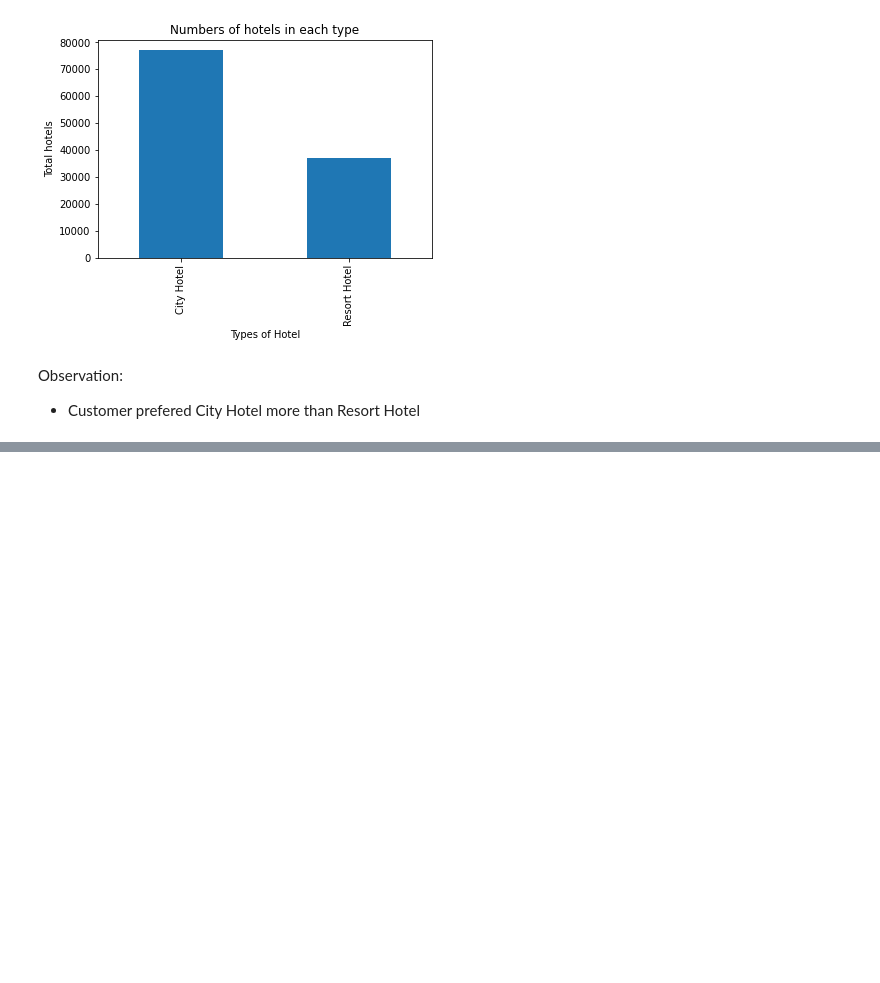
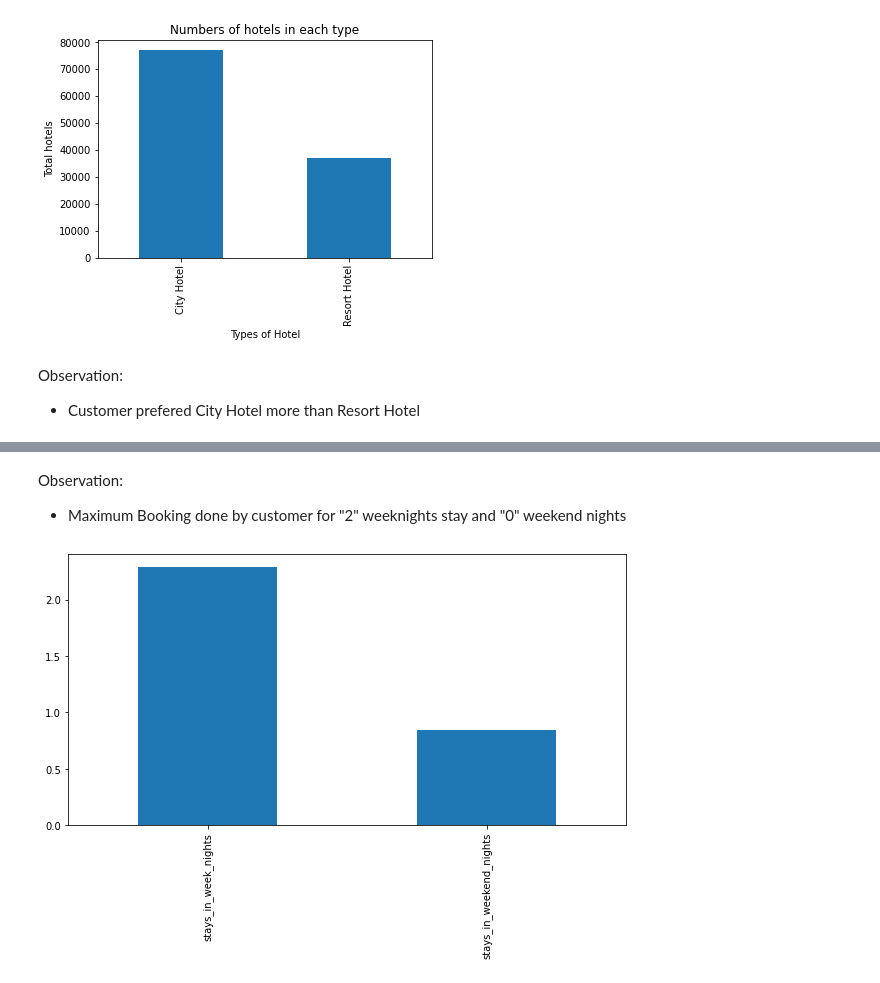
Before and after one commit to ArunPrasath1205/Exploratory-Data-Analysis-on-Hotel-Booking, a Jupyter notebook: Hotel_Bookings_analysis_G_AP.ipynb, the cells around one changed output, grey strips where cells are left out. Cells and saved outputs as stored; diff of their text form; code cells hidden in the pictures; blank space fills up the shorter version.

```diff
--- a/Hotel_Bookings_analysis_G_AP.ipynb
+++ b/Hotel_Bookings_analysis_G_AP.ipynb
@@ -487,0 +539,9 @@ Observation:
+# %% [markdown]
+Observation:
+* Maximum Booking done by customer for "2" weeknights stay and "0" weekend nights
+# %%
+# On further observation
+stay = df[["stays_in_week_nights","stays_in_weekend_nights"]].mean()
+stay.plot(kind = "bar");
+# %% [output]
+[figure, added]
```
Also changed, not shown: parts of 15 cells of this notebook.
